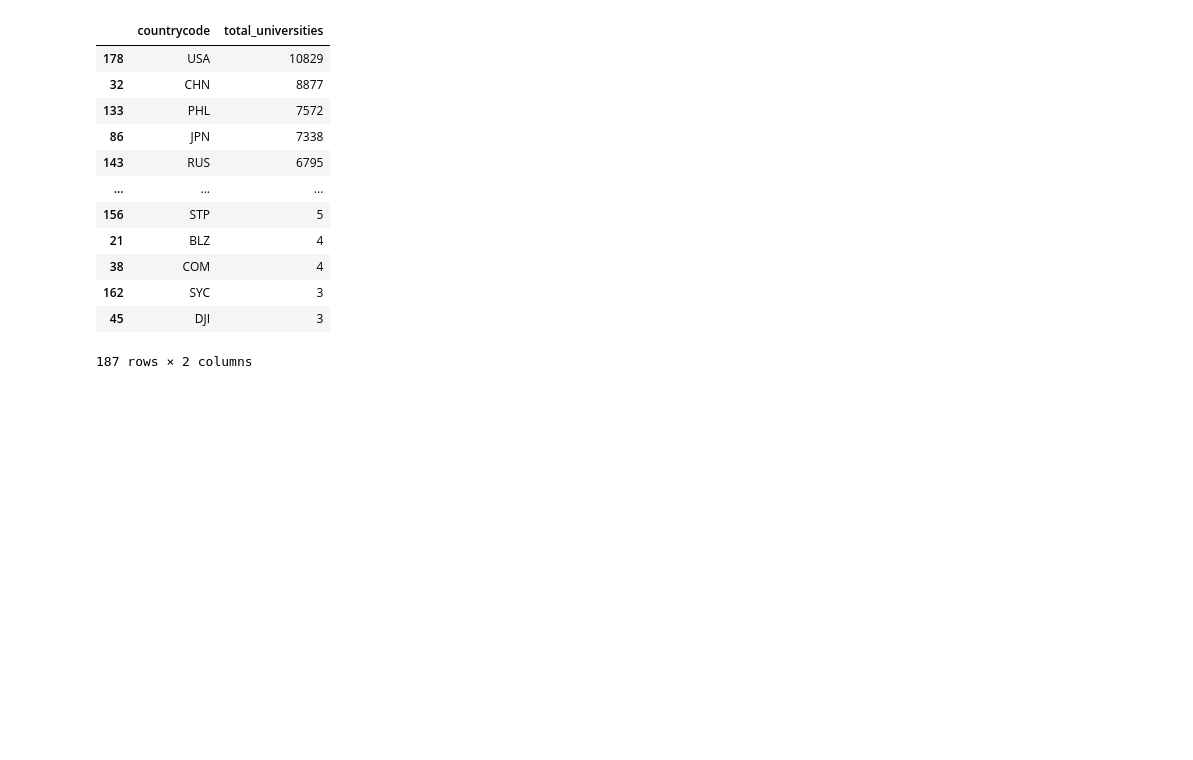
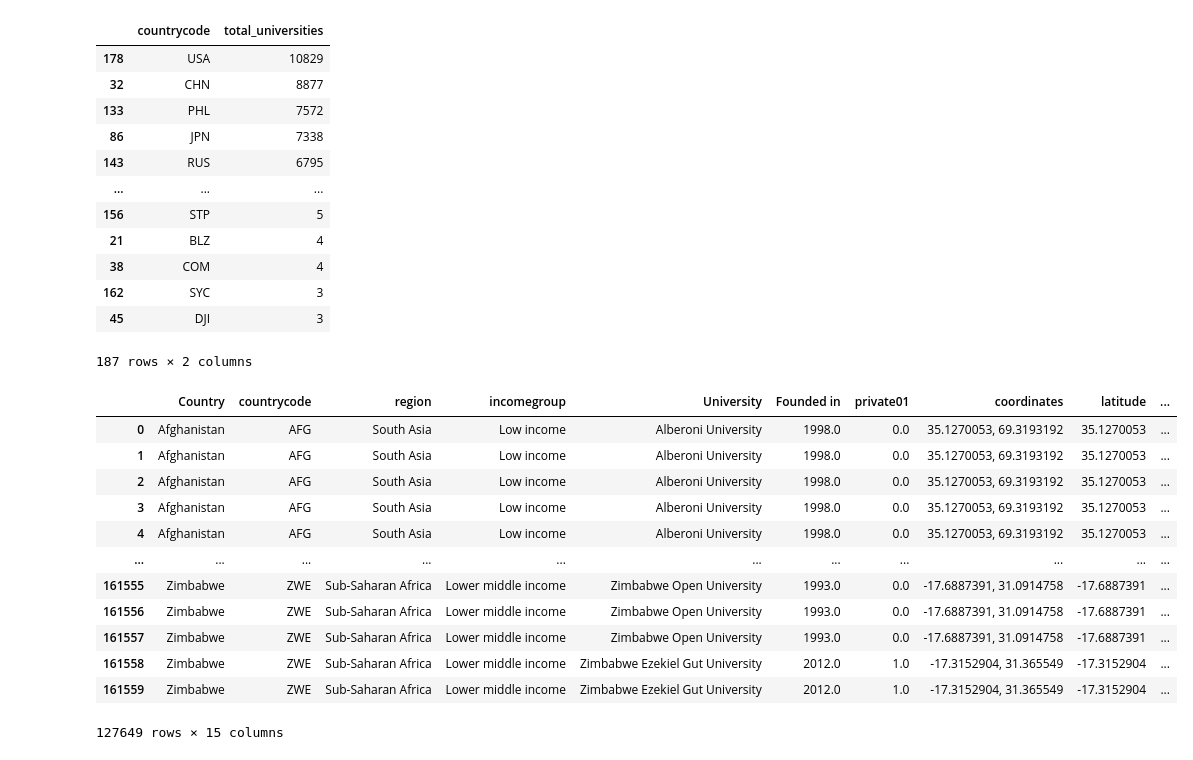
Before and after one commit to hannanmustajab/University-Enrolment-Dashboad-D3.js-, a Jupyter notebook: DV-Preprocessing.ipynb, the cells around one changed output. Drawn from its saved outputs; the diff is of its cells as text; code cells hidden in the pictures; blank space fills up the shorter version.

```diff
--- a/DV-Preprocessing.ipynb
+++ b/DV-Preprocessing.ipynb
@@ -560,3 +570,21 @@ university_counts.sort_values(by='total_universities', ascending=False)
 | 162 | SYC | 3 |
 | 45 | DJI | 3 |
 187 rows × 2 columns
+# %%
+#### Country | University | Lat | Long |
+
+df
+# %% [output]
+|  | Country | countrycode | region | incomegroup | University | Founded in | private01 | coordinates | latitude | ... |
+| 0 | Afghanistan | AFG | South Asia | Low income | Alberoni University | 1998.0 | 0.0 | 35.1270053, 69.3193192 | 35.1270053 | ... |
+| 1 | Afghanistan | AFG | South Asia | Low income | Alberoni University | 1998.0 | 0.0 | 35.1270053, 69.3193192 | 35.1270053 | ... |
+| 2 | Afghanistan | AFG | South Asia | Low income | Alberoni University | 1998.0 | 0.0 | 35.1270053, 69.3193192 | 35.1270053 | ... |
+| 3 | Afghanistan | AFG | South Asia | Low income | Alberoni University | 1998.0 | 0.0 | 35.1270053, 69.3193192 | 35.1270053 | ... |
+| 4 | Afghanistan | AFG | South Asia | Low income | Alberoni University | 1998.0 | 0.0 | 35.1270053, 69.3193192 | 35.1270053 | ... |
+| ... | ... | ... | ... | ... | ... | ... | ... | ... | ... | ... |
+| 161555 | Zimbabwe | ZWE | Sub-Saharan Africa | Lower middle income | Zimbabwe Open University | 1993.0 | 0.0 | -17.6887391, 31.0914758 | -17.6887391 | ... |
+| 161556 | Zimbabwe | ZWE | Sub-Saharan Africa | Lower middle income | Zimbabwe Open University | 1993.0 | 0.0 | -17.6887391, 31.0914758 | -17.6887391 | ... |
+| 161557 | Zimbabwe | ZWE | Sub-Saharan Africa | Lower middle income | Zimbabwe Open University | 1993.0 | 0.0 | -17.6887391, 31.0914758 | -17.6887391 | ... |
+| 161558 | Zimbabwe | ZWE | Sub-Saharan Africa | Lower middle income | Zimbabwe Ezekiel Gut University | 2012.0 | 1.0 | -17.3152904, 31.365549 | -17.3152904 | ... |
+| 161559 | Zimbabwe | ZWE | Sub-Saharan Africa | Lower middle income | Zimbabwe Ezekiel Gut University | 2012.0 | 1.0 | -17.3152904, 31.365549 | -17.3152904 | ... |
+127649 rows × 15 columns
```
Also changed, not shown: parts of 4 cells of this notebook, 6 other files.
